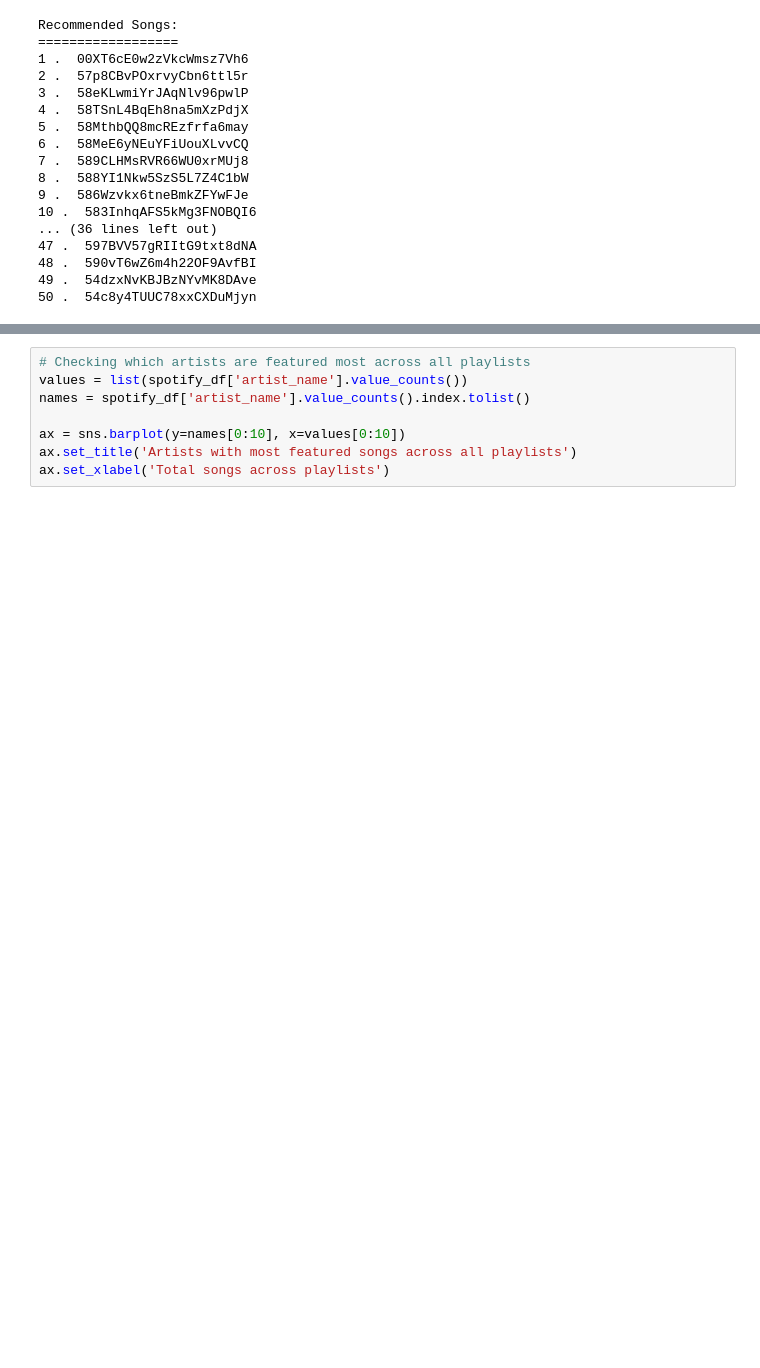
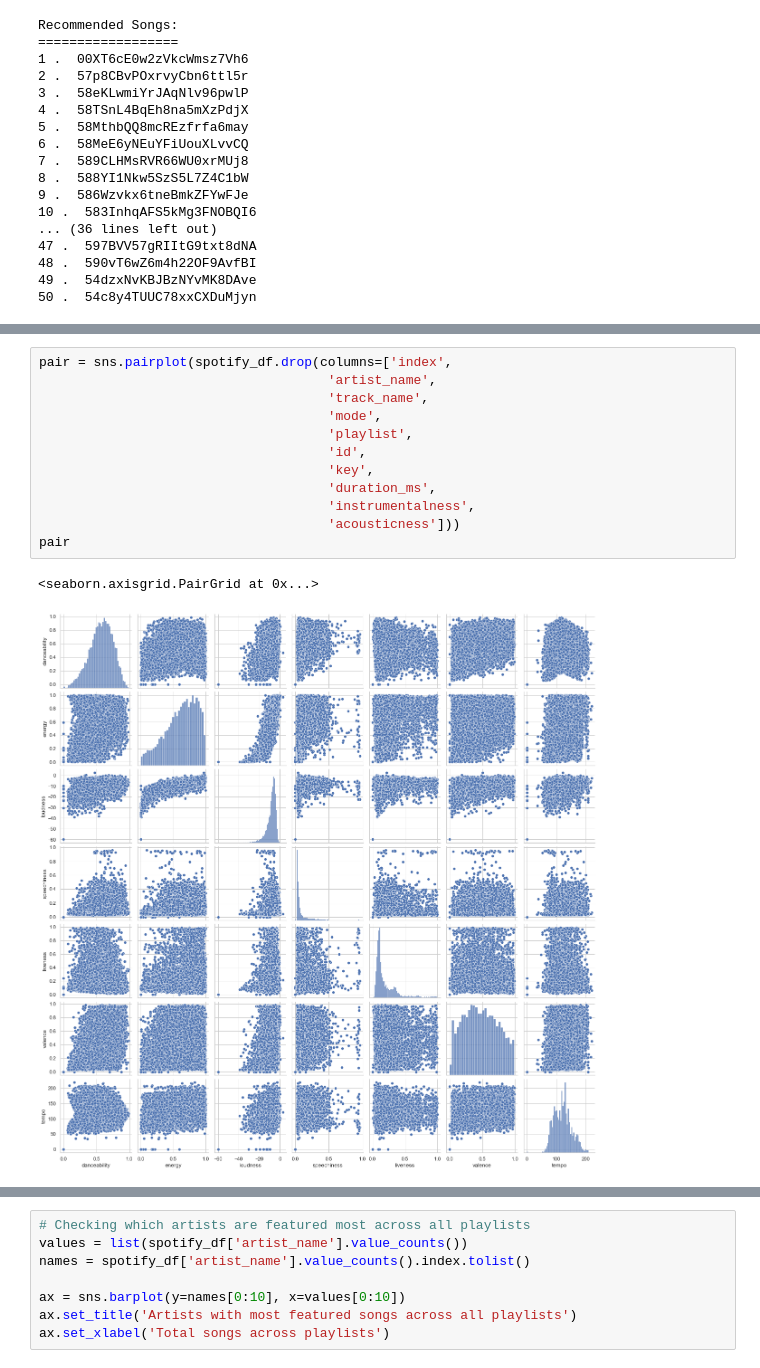
Before and after one commit to sumed-h/SpotifySongRecAudFeatures, a Jupyter notebook: Notebooks/jan13.ipynb, the cells around one changed output, grey strips where cells are left out. Saved outputs shown, nothing was run; the diff lists cells and outputs as text; blank space fills up the shorter version.

```diff
--- a/Notebooks/jan13.ipynb
+++ b/Notebooks/jan13.ipynb
@@ -961,0 +979,15 @@ heatmap.set_xticklabels(heatmap.get_xticklabels(),rotation=90);
+# %%
+pair = sns.pairplot(spotify_df.drop(columns=['index',
+                                     'artist_name',
+                                     'track_name',
+                                     'mode',
+                                     'playlist',
+                                     'id',
+                                     'key',
+                                     'duration_ms',
+                                     'instrumentalness',
+                                     'acousticness']))
+pair
+# %% [output]
+<seaborn.axisgrid.PairGrid at 0x...>
+[figure, added]
```
Also changed, not shown: parts of 16 cells of this notebook.
